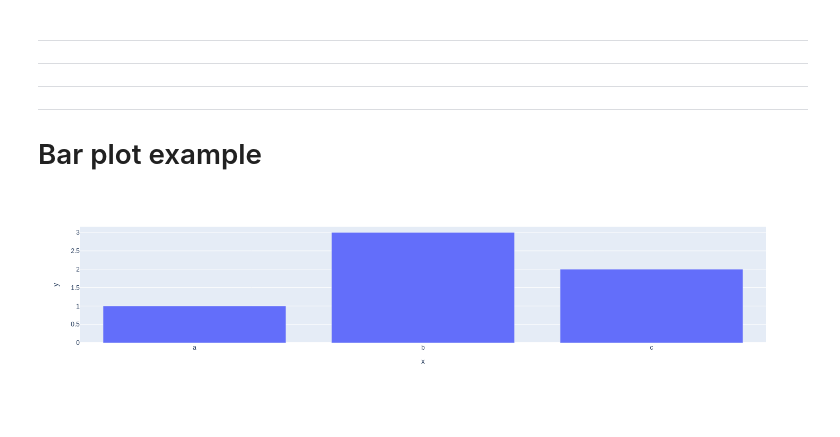
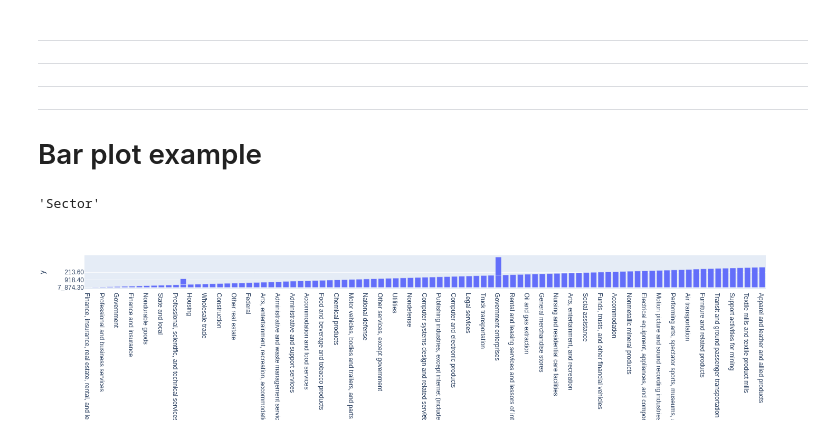
Before and after one commit to kouritron/mkmkdt, a Jupyter notebook: gdp_data/gdp_plot.ipynb, the cells around one changed output. Saved outputs shown, nothing was run; the diff lists cells and outputs as text; code cells hidden in the pictures.

```diff
--- a/gdp_data/gdp_plot.ipynb
+++ b/gdp_data/gdp_plot.ipynb
@@ -19,8 +19,7 @@ import chart_studio.plotly as py
 # %%
 _repo_root = Path(os.environ['CURR_REPO_ROOT'])
 us_gdp_parq_path = _repo_root / 'gdp_data' / 'US_Q1_2021_BEA.parq'
-us_gdp_orc_path = _repo_root / 'gdp_data' / 'US_Q1_2021_BEA.parq'
-us_gdp_parq_path = _repo_root / 'gdp_data' / 'US_Q1_2021_BEA.parq'
+us_gdp_orc_path = _repo_root / 'gdp_data' / 'US_Q1_2021_BEA.orc'
 # %% [markdown]
 ----
 ----
@@ -43 +29,3 @@ pddf = pd.DataFrame(data=pp_sorted_data_rows, columns=col_names, dtype=object)
+# %%
+pddf = pd.read_parquet(path=str(us_gdp_parq_path), engine='pyarrow')
 # %%
@@ -99,8 +50,12 @@ pddf.to_orc(path=str((us_gdp_path / '..' / 'US_Q1_2021_BEA.orc').resolve()), ind
 ----
 ----
 # Bar plot example
+# %%
+pddf.columns[0]
+# %% [output]
+'Sector'
 # %%
-fig = px.bar(x=["a", "b", "c"], y=[1, 3, 2])
+fig = px.bar(x=pddf[pddf.columns[0]], y=pddf[pddf.columns[1]])
 fig.show()
 # %% [output]
-[figure, old version]
+[figure, new version]
```
Also changed, not shown: parts of 14 cells of this notebook, 6 other files.
